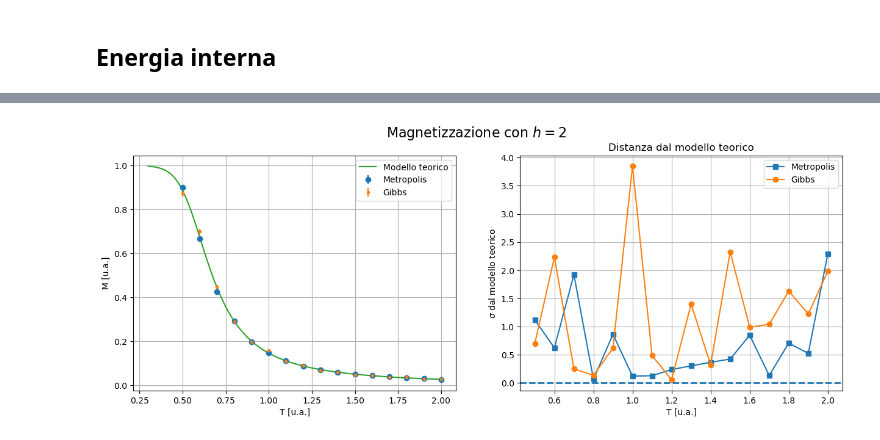
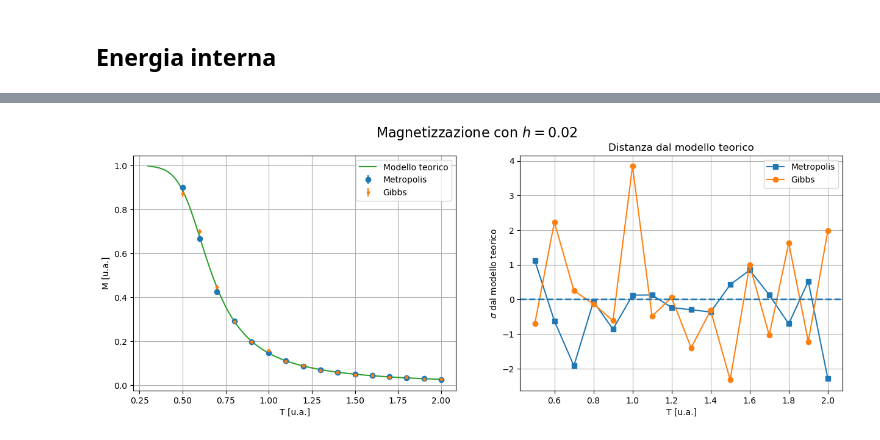
Before and after one commit to paolo-magnani/Esercizi_LSN, a Jupyter notebook: Es06/Paolo_Magnani_Esercitazione_6.ipynb, the cells around one changed output, grey strips where cells are left out. Drawn from its saved outputs; the diff is of its cells as text; code cells hidden in the pictures.

```diff
--- a/Es06/Paolo_Magnani_Esercitazione_6.ipynb
+++ b/Es06/Paolo_Magnani_Esercitazione_6.ipynb
@@ -136,34 +146,34 @@ x2, sum42, error2 = np.loadtxt("risultati/GIBBS/final.mag", usecols=(0,1,2), unp
 
 bx=1/x
 l1x = np.exp(bx*J)*np.cosh(bx*h)+np.sqrt(np.exp(2*bx*J)*np.cosh(bx*h)*np.cosh(bx*h)-2*np.sinh(2*bx*J))
 l2x = np.exp(bx*J)*np.cosh(bx*h)-np.sqrt(np.exp(2*bx*J)*np.cosh(bx*h)*np.cosh(bx*h)-2*np.sinh(2*bx*J))
 Zx = l1x**Ns + l2x**Ns
 Mx = (np.exp(bx*J)*np.sinh(bx*h)*((l1x**(Ns-1))*(1+np.exp(bx*J)*np.cosh(bx*h)/np.sqrt(np.exp(2*bx*J)*np.cosh(bx*h)*np.cosh(bx*h)-2*np.sinh(2*bx*J)))
         + (l2x**(Ns-1))*(1-np.exp(bx*J)*np.cosh(bx*h)/np.sqrt(np.exp(2*bx*J)*np.cosh(bx*h)*np.cosh(bx*h)-2*np.sinh(2*bx*J)))))/(Zx)
-diffM = abs(sum41-Mx)/error
-diffG = abs(sum42-Mx)/error2
+diffM = (sum41-Mx)/error
+diffG = (sum42-Mx)/error2
 
 fig, [ax0, ax1] = plt.subplots(1, 2, figsize=(15,5))
 
-fig.suptitle("Magnetizzazione con $h=2$", size=16)
+fig.suptitle("Magnetizzazione con $h=0.02$", size=16)
 
 ax0.errorbar(x,sum41,yerr=error,marker='o', linestyle='none', label='Metropolis')
 ax0.errorbar(x,sum42,yerr=error2,marker='.', linestyle='none', label='Gibbs')
 ax0.plot(T, M,label='Modello teorico' )
 ax0.set_xlabel('T [u.a.]')
 ax0.set_ylabel('M [u.a.]')
 ax0.grid(True)
 ax0.legend()
 
 ax1.plot(x, diffM, marker='s', label='Metropolis')
 ax1.plot(x2, diffG, marker='o',  label='Gibbs')
 ax1.axhline(y=0, ls='--', lw=2)
 ax1.set_title("Distanza dal modello teorico")
 ax1.set_xlabel('T [u.a.]')
 ax1.set_ylabel("$\sigma$ dal modello teorico")
 ax1.grid(True)
 ax1.legend()
 
 plt.show()
 # %% [output]
-[figure, old version]
+[figure, new version]
```
Also changed, not shown: parts of 9 cells of this notebook, 15 other files.
